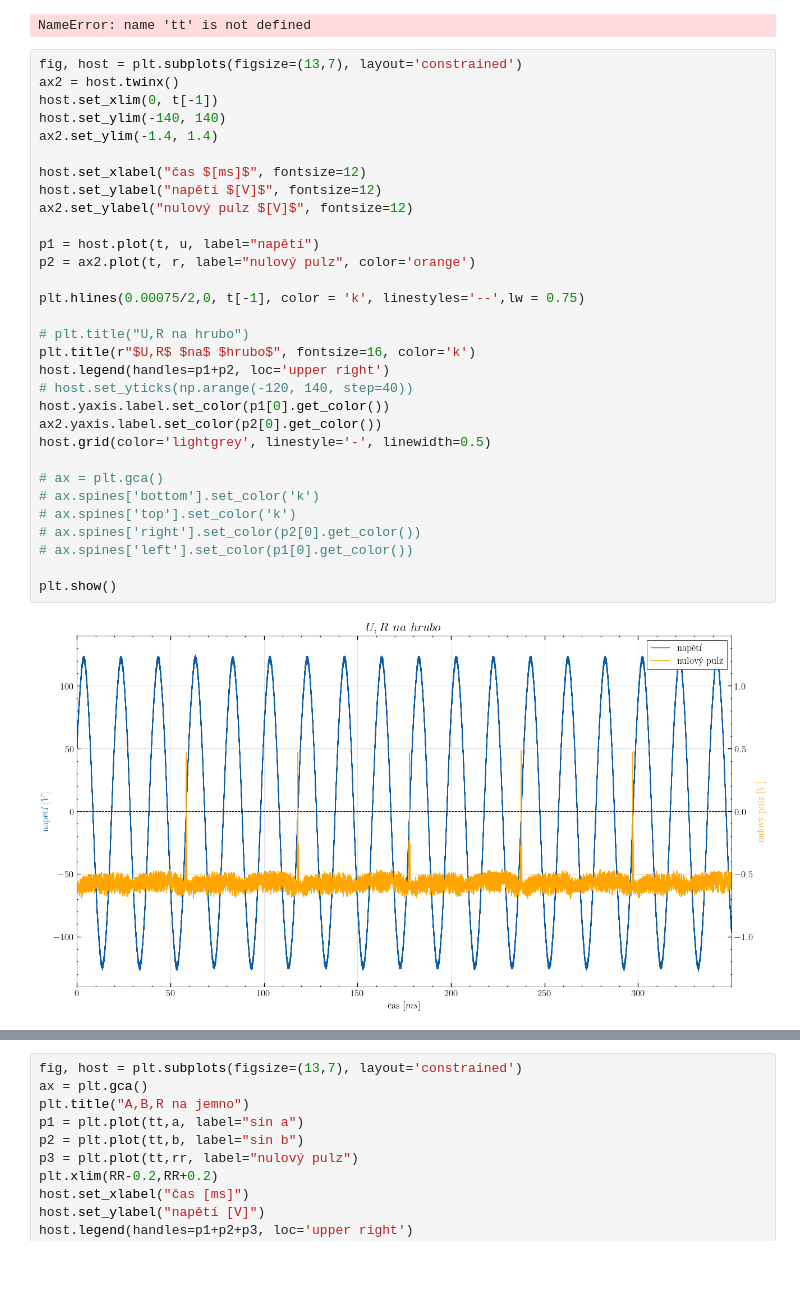
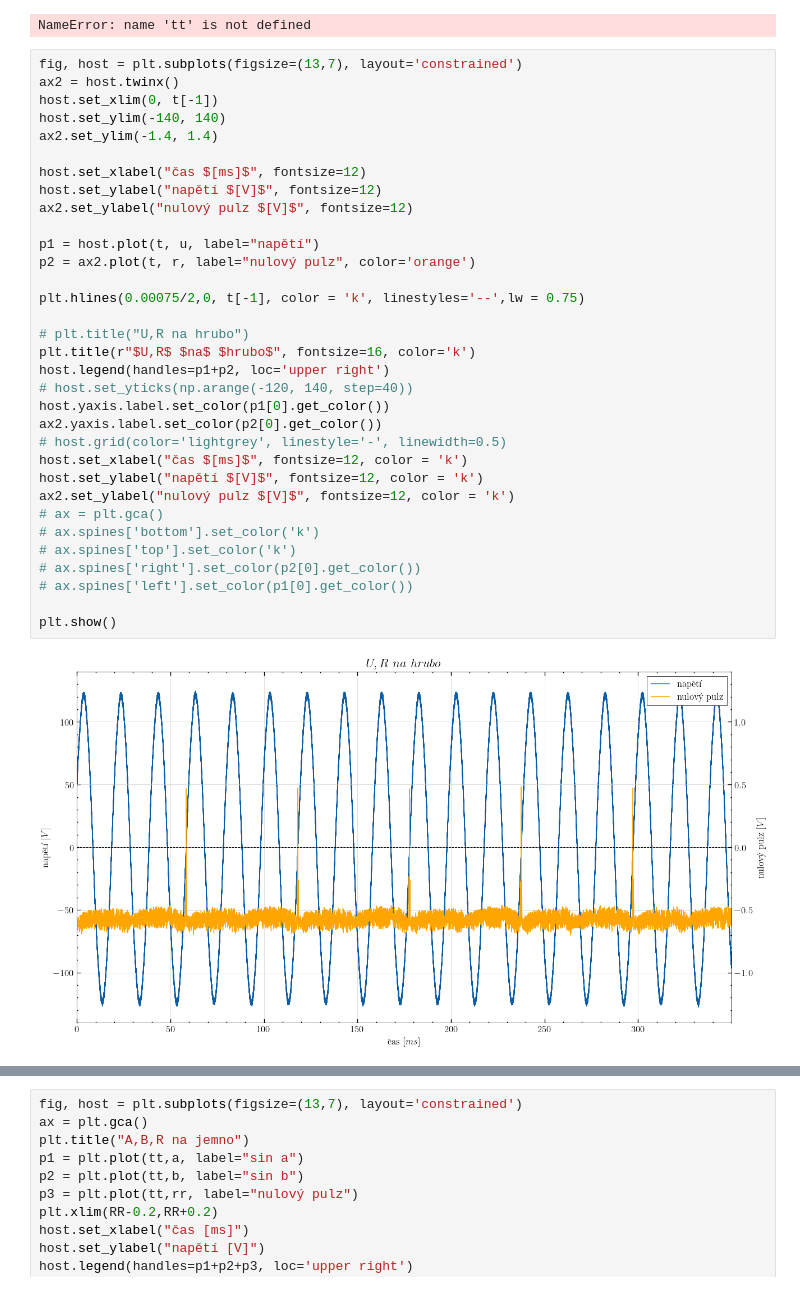
Before and after one commit to Buldadavid/plot, a Jupyter notebook: ERN_NEW_LATEX.ipynb, the cells around one changed output, grey strips where cells are left out. Drawn from its saved outputs; the diff is of its cells as text.

```diff
--- a/ERN_NEW_LATEX.ipynb
+++ b/ERN_NEW_LATEX.ipynb
@@ -52,36 +52,38 @@ NameError: name 'tt' is not defined
 # %%
 fig, host = plt.subplots(figsize=(13,7), layout='constrained')
 ax2 = host.twinx()
 host.set_xlim(0, t[-1])
 host.set_ylim(-140, 140)
 ax2.set_ylim(-1.4, 1.4)
 
 host.set_xlabel("čas $[ms]$", fontsize=12)
 host.set_ylabel("napětí $[V]$", fontsize=12)
 ax2.set_ylabel("nulový pulz $[V]$", fontsize=12)
 
 p1 = host.plot(t, u, label="napětí")
 p2 = ax2.plot(t, r, label="nulový pulz", color='orange')
 
 plt.hlines(0.00075/2,0, t[-1], color = 'k', linestyles='--',lw = 0.75)
 
 # plt.title("U,R na hrubo")
 plt.title(r"$U,R$ $na$ $hrubo$", fontsize=16, color='k')
 host.legend(handles=p1+p2, loc='upper right')
 # host.set_yticks(np.arange(-120, 140, step=40))
 host.yaxis.label.set_color(p1[0].get_color())
 ax2.yaxis.label.set_color(p2[0].get_color())
-host.grid(color='lightgrey', linestyle='-', linewidth=0.5)
-
+# host.grid(color='lightgrey', linestyle='-', linewidth=0.5)
+host.set_xlabel("čas $[ms]$", fontsize=12, color = 'k')
+host.set_ylabel("napětí $[V]$", fontsize=12, color = 'k')
+ax2.set_ylabel("nulový pulz $[V]$", fontsize=12, color = 'k')
 # ax = plt.gca()
 # ax.spines['bottom'].set_color('k')
 # ax.spines['top'].set_color('k')
 # ax.spines['right'].set_color(p2[0].get_color())
 # ax.spines['left'].set_color(p1[0].get_color())
 
 plt.show()
 # %% [output]
-[figure, old version]
+[figure, new version]
 # %%
 fig, host = plt.subplots(figsize=(13,7), layout='constrained')
 ax2 = host.twinx()
```
Also changed, not shown: parts of 1 cell of this notebook, 2 other files.
